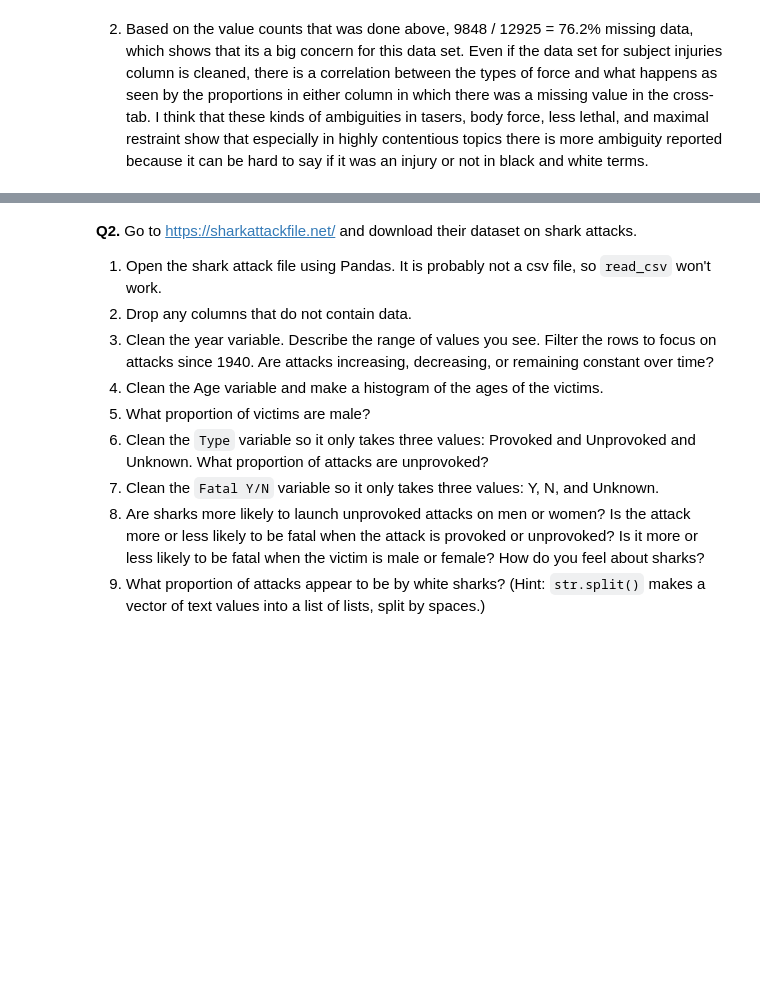
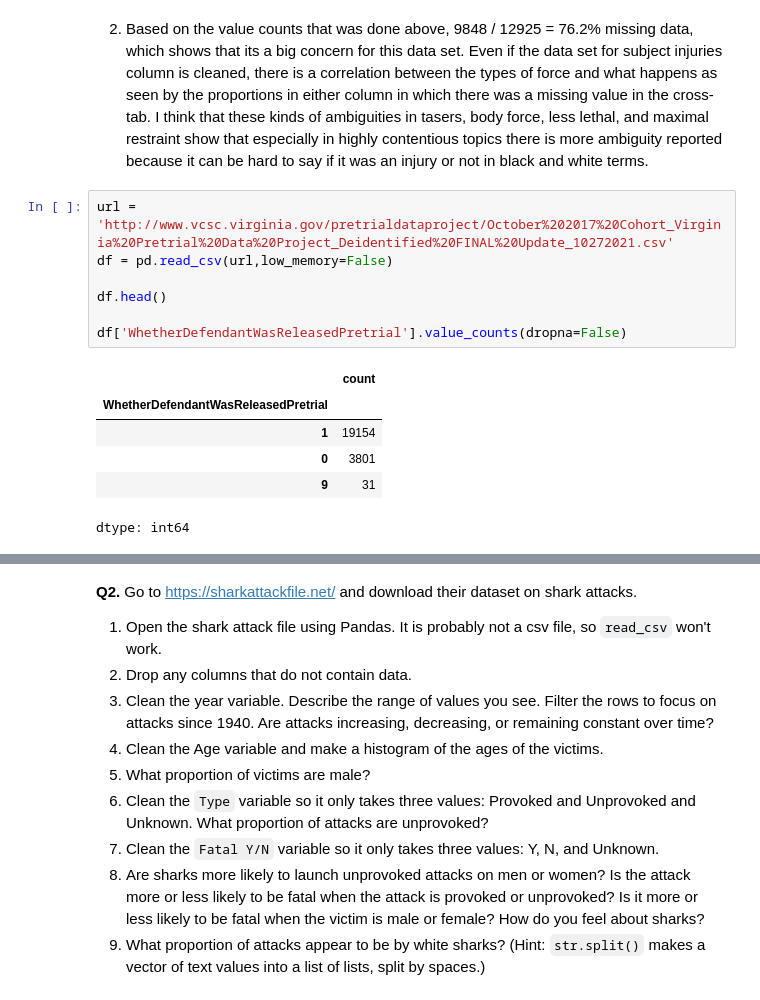
Before and after one commit to ananya-balach/DS-wrangling-fork, a Jupyter notebook: assignment/assignment.ipynb, the cells around one changed output, grey strips where cells are left out. Cells and saved outputs as stored; diff of their text form; blank space fills up the shorter version.

```diff
--- a/assignment/assignment.ipynb
+++ b/assignment/assignment.ipynb
@@ -181,3 +181,17 @@ pd.crosstab(
 | Taser | 0.246366 | 0.753634 |
 # %% [markdown]
 2. Based on the value counts that was done above, 9848 / 12925 = 76.2% missing data, which shows that its a big concern for this data set. Even if the data set for subject injuries column is cleaned, there is a correlation between the types of force and what happens as seen by the proportions in either column in which there was a missing value in the cross-tab. I think that these kinds of ambiguities in tasers, body force, less lethal, and maximal restraint show that especially in highly contentious topics there is more ambiguity reported because it can be hard to say if it was an injury or not in black and white terms.
+# %%
+url = 'http://www.vcsc.virginia.gov/pretrialdataproject/October%202017%20Cohort_Virginia%20Pretrial%20Data%20Project_Deidentified%20FINAL%20Update_10272021.csv'
+df = pd.read_csv(url,low_memory=False)
+
+df.head()
+
+df['WhetherDefendantWasReleasedPretrial'].value_counts(dropna=False)
+# %% [output]
+|  | count |
+| WhetherDefendantWasReleasedPretrial |  |
+| 1 | 19154 |
+| 0 | 3801 |
+| 9 | 31 |
+dtype: int64
```
Also changed, not shown: parts of 2 cells of this notebook.
